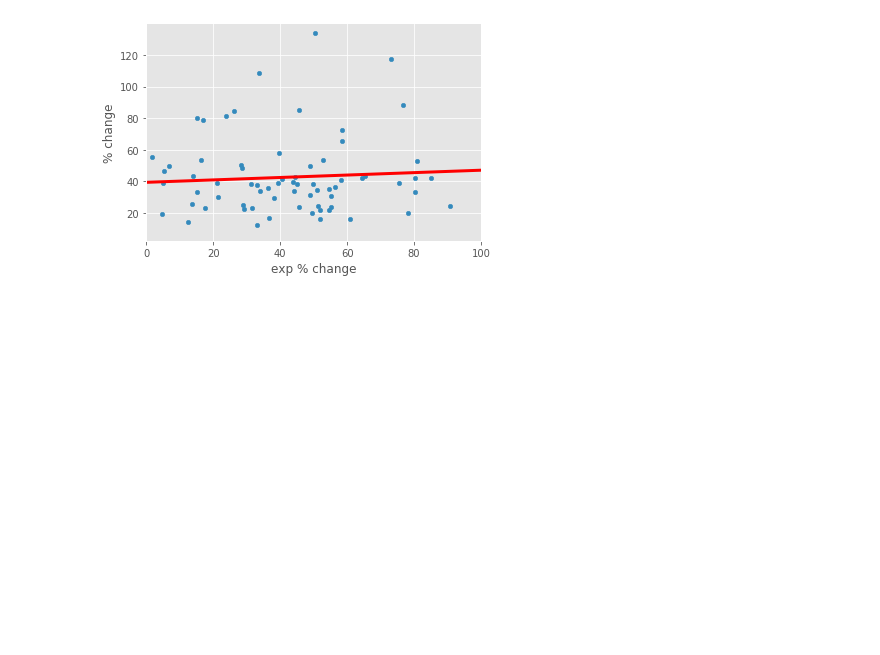
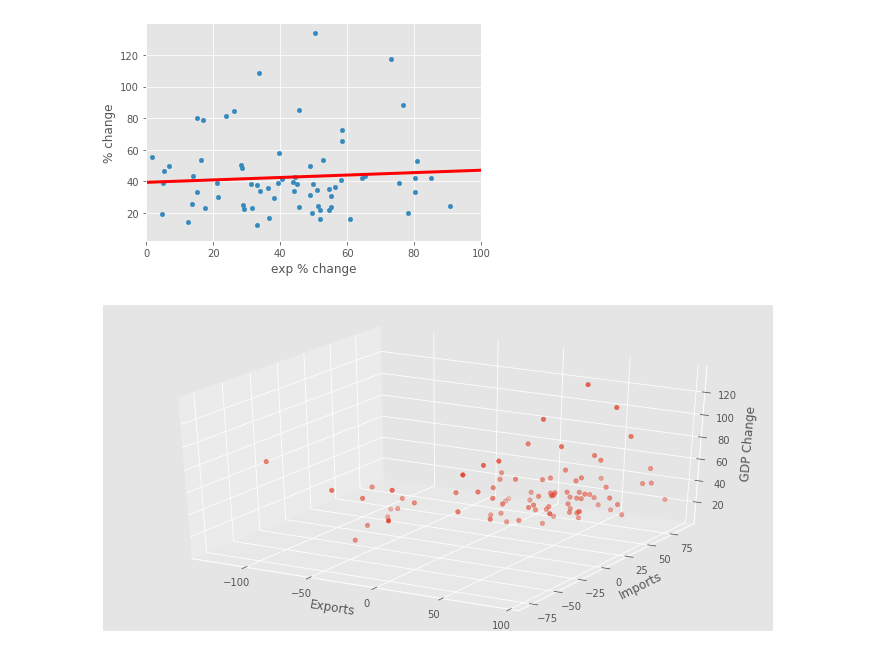
Before and after one commit to hckynumber9/Capstone-1, a Jupyter notebook: notebooks/capstone1.ipynb, the cells around one changed output. Saved outputs shown, nothing was run; the diff lists cells and outputs as text; code cells hidden in the pictures; blank space fills up the shorter version.

Commit message:
3d graph

```diff
--- a/notebooks/capstone1.ipynb
+++ b/notebooks/capstone1.ipynb
@@ -526,3 +523,12 @@ _ = ax.set_xlim([0,100])
 plt.savefig('exports_li_no_outliers.png', dpi=fig.dpi, bbox_inches='tight', pad_inches=0.5)
 # %% [output]
 [figure]
+# %%
+fig = plt.figure(figsize=(12,6))
+ax = fig.add_subplot(111, projection='3d')
+ax.scatter(gie_no_outlier['exp % change'], gie_no_outlier['I % change'], gie_no_outlier['% change'])
+ax.set_zlabel('GDP Change')
+ax.set_xlabel('Exports')
+ax.set_ylabel('Imports');
+# %% [output]
+[figure, added]
```
Also changed, not shown: parts of 12 cells of this notebook, 3 other files.
